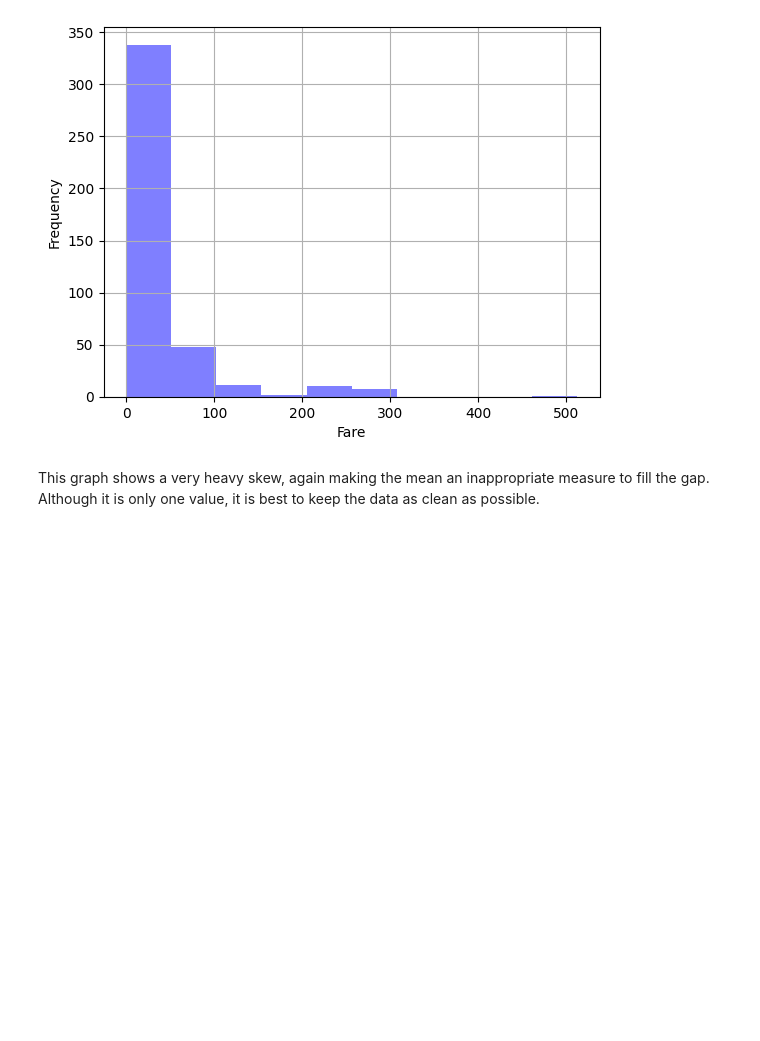
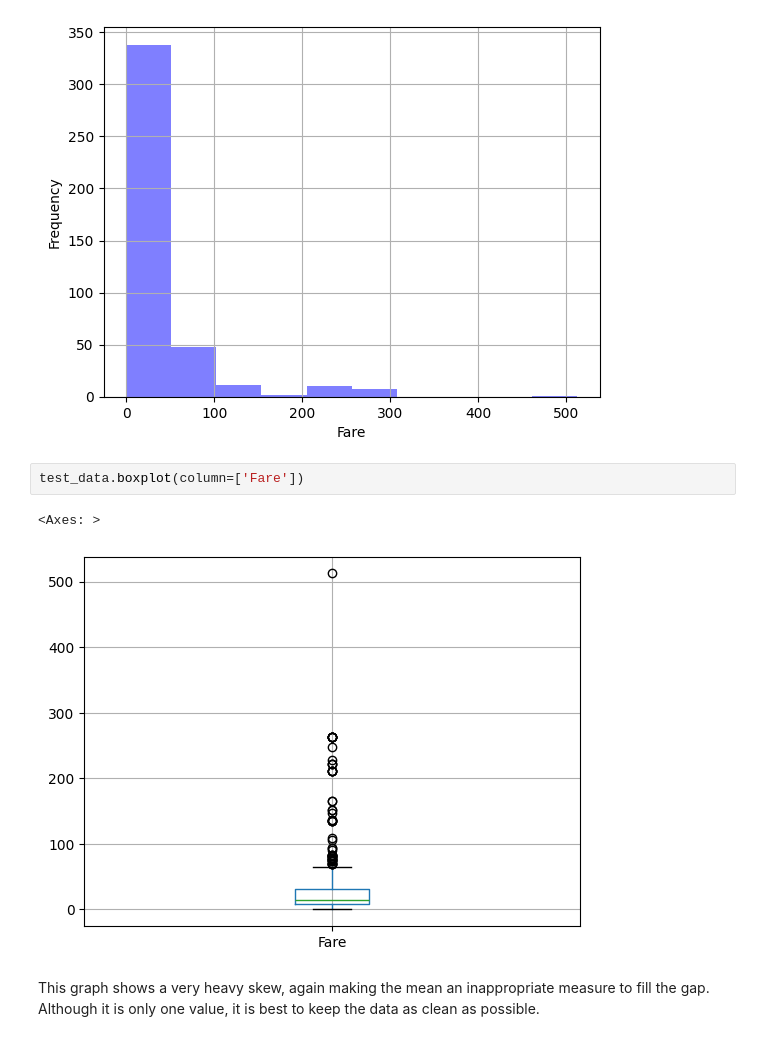
Before and after one commit to Rokeeb17/DS-Assignments, a Jupyter notebook: LogisticRegression.ipynb, the cells around one changed output. Cells and saved outputs as stored; diff of their text form; blank space fills up the shorter version.

```diff
--- a/LogisticRegression.ipynb
+++ b/LogisticRegression.ipynb
@@ -213,6 +212,11 @@ plt.ylabel('Frequency')
 plt.show()
 # %% [output]
 [figure]
+# %%
+test_data.boxplot(column=['Fare'])
+# %% [output]
+<Axes: >
+[figure, added]
 # %% [markdown]
 This graph shows a very heavy skew, again making the mean an inappropriate measure to fill the gap. Although it is only one value, it is best to keep the data as clean as possible.
 # %%
```
Also changed, not shown: parts of 12 cells of this notebook.
